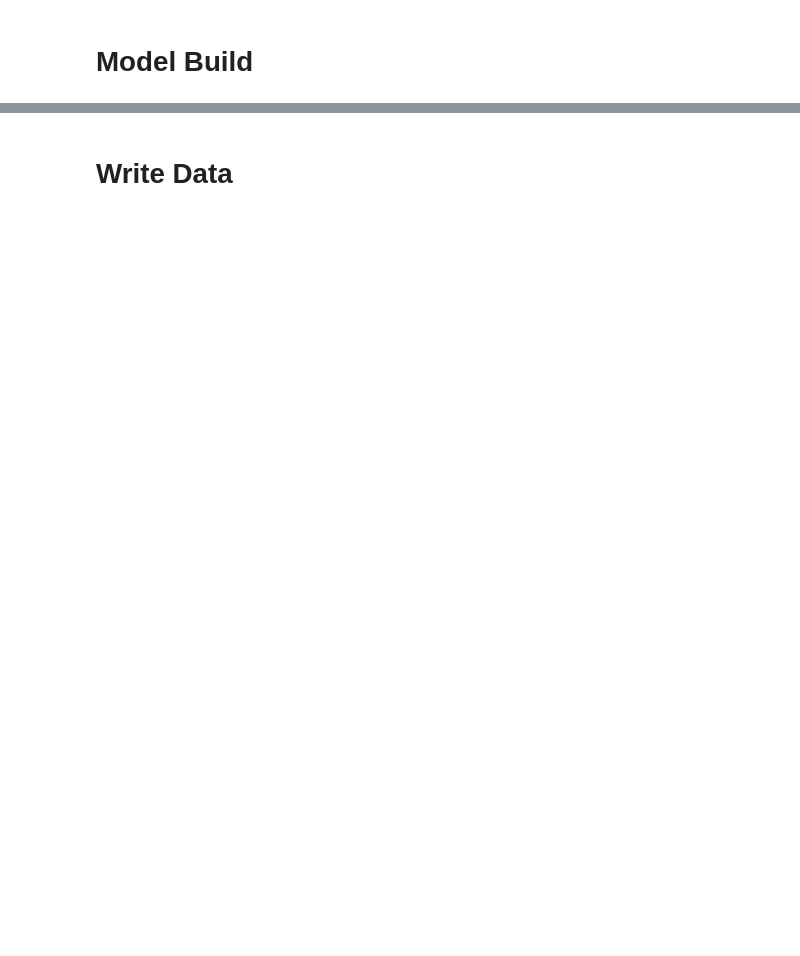
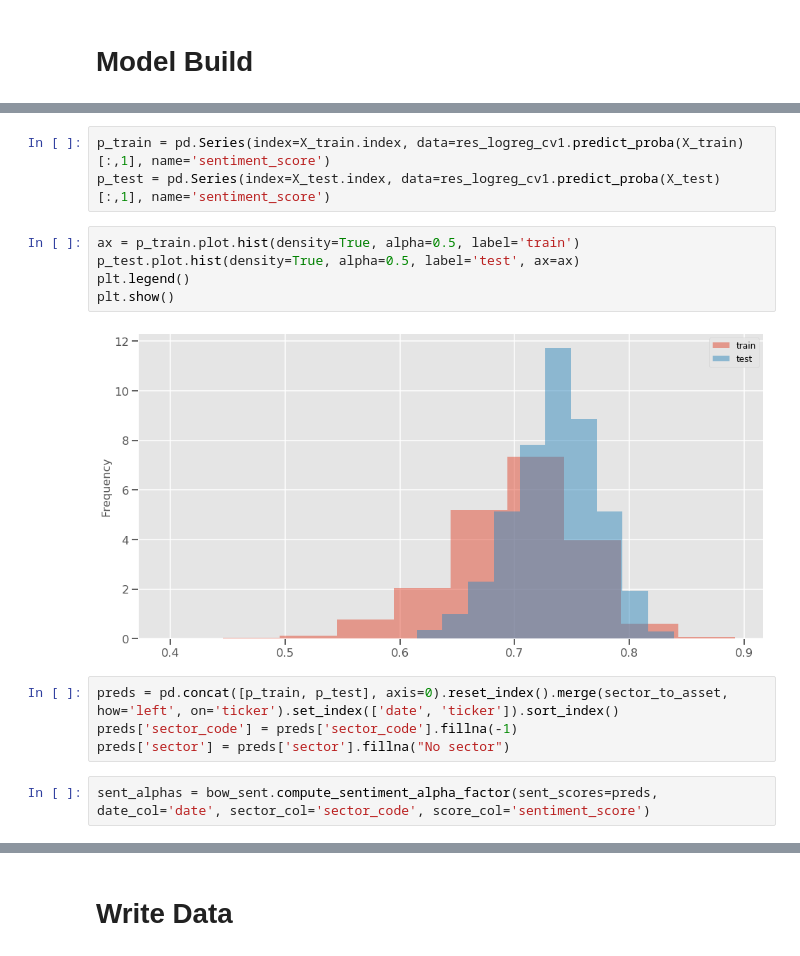
Before and after one commit to manualrg/dslab-ai-for-trading, a Jupyter notebook: notebooks/05_nlp_quant/03_10ksent_mlsent.ipynb, the cells around one changed output, grey strips where cells are left out. Drawn from its saved outputs; the diff is of its cells as text; blank space fills up the shorter version.

```diff
--- a/notebooks/05_nlp_quant/03_10ksent_mlsent.ipynb
+++ b/notebooks/05_nlp_quant/03_10ksent_mlsent.ipynb
@@ -307,0 +380,16 @@ res_ridge_cv1 = ridge_cv1.fit(X_train_full[features1], y_train_full)
+# %%
+p_train = pd.Series(index=X_train.index, data=res_logreg_cv1.predict_proba(X_train)[:,1], name='sentiment_score')
+p_test = pd.Series(index=X_test.index, data=res_logreg_cv1.predict_proba(X_test)[:,1], name='sentiment_score')
+# %%
+ax = p_train.plot.hist(density=True, alpha=0.5, label='train')
+p_test.plot.hist(density=True, alpha=0.5, label='test', ax=ax)
+plt.legend()
+plt.show()
+# %% [output]
+[figure, added]
+# %%
+preds = pd.concat([p_train, p_test], axis=0).reset_index().merge(sector_to_asset, how='left', on='ticker').set_index(['date', 'ticker']).sort_index()
+preds['sector_code'] = preds['sector_code'].fillna(-1)
+preds['sector'] = preds['sector'].fillna("No sector")
+# %%
+sent_alphas = bow_sent.compute_sentiment_alpha_factor(sent_scores=preds, date_col='date', sector_col='sector_code', score_col='sentiment_score')
```
Also changed, not shown: parts of 18 cells of this notebook, 2 other files.
